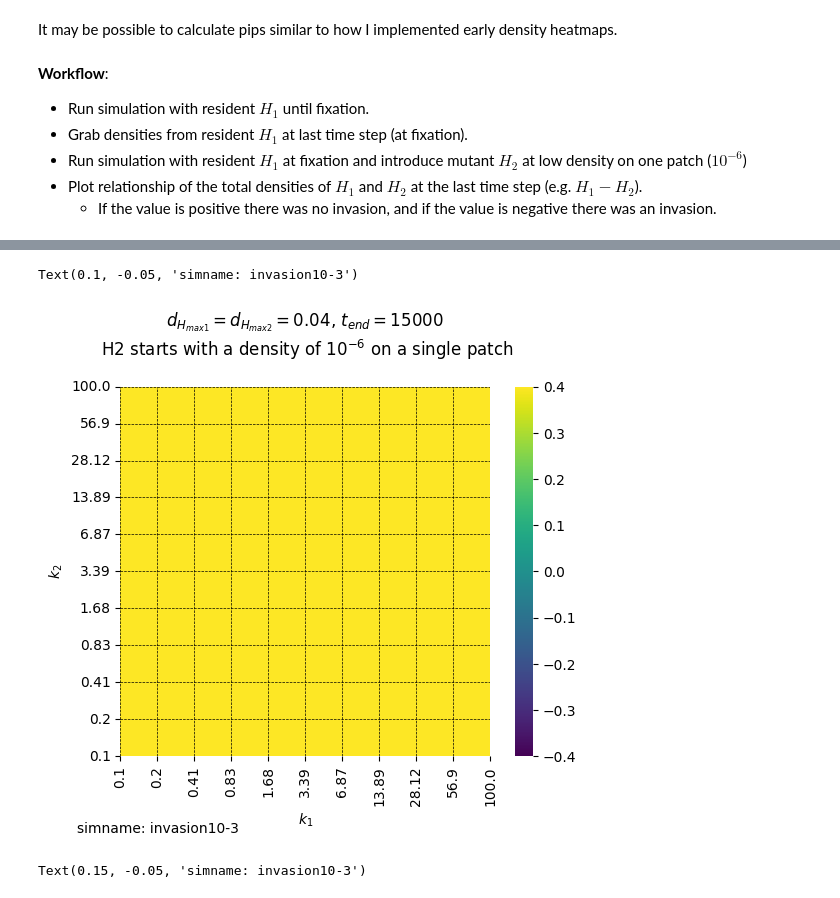
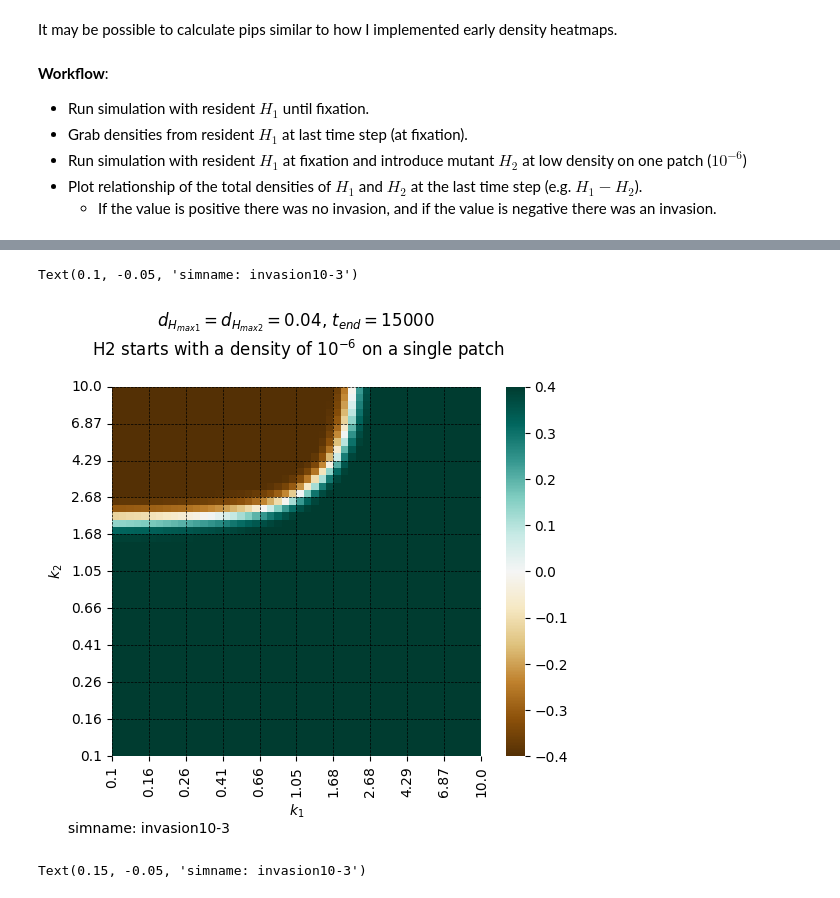
Before and after one commit to rbnmj/turingmodel, a Jupyter notebook: main.ipynb, the cells around one changed output, grey strips where cells are left out. Cells and saved outputs as stored; diff of their text form; code cells hidden in the pictures.

```diff
--- a/main.ipynb
+++ b/main.ipynb
@@ -826,18 +936,20 @@ ticks = np.append(k_1_range, 10)
 # %%
-ax1 = sns.heatmap(invasion, cmap="viridis", square = True, vmin=-0.4,vmax=0.4) #
+k_1_range = np.geomspace(0.1, 10, 50)
+ticks = np.append(k_1_range, 10)
+ax1 = sns.heatmap(invasion, cmap="BrBG", square = True, vmin=-0.4,vmax=0.4) #
 ax1.set_xticks(np.linspace(0, len(k_1_range), 11))
 ax1.set_yticks(np.linspace(0, len(k_1_range), 11))
 ax1.invert_yaxis()
 ax1.set_xticklabels(np.round(ticks[::5], 2))
 ax1.set_yticklabels(np.round(ticks[::5], 2))
 plt.grid(color='black', linewidth=0.5, linestyle='--')
 plt.xlabel('$k_1$')
 plt.ylabel('$k_2$')
 plt.title('$d_{H_{max1}} = d_{H_{max2}} = 0.04$, $t_{end} = 15000$ \n H2 starts with a density of $10^{-6}$ on a single patch \n')
 plt.figtext(0.1, -0.05, "simname: invasion10-3")
 # %% [output]
 Text(0.1, -0.05, 'simname: invasion10-3')
-[figure, old version]
+[figure, new version]
 # %%
 pipvasion = np.where(invasion >= 0, 1, 0)
 ax1 = sns.heatmap(pipvasion, cmap=sns.color_palette(["red", "white"]), cbar=True, square = True) #
```
Also changed, not shown: parts of 24 cells of this notebook, 21 other files.
